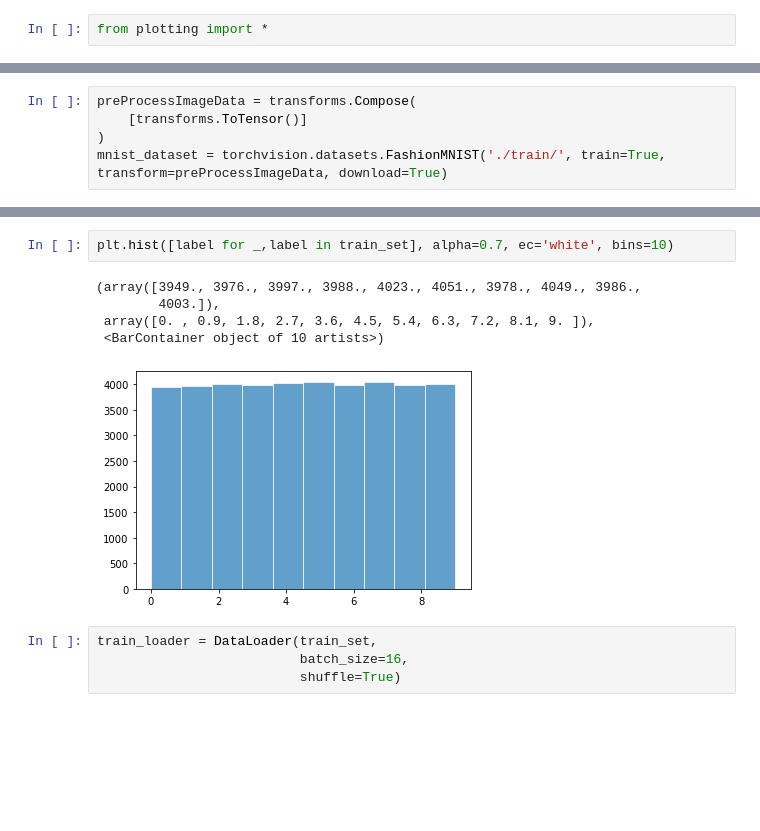
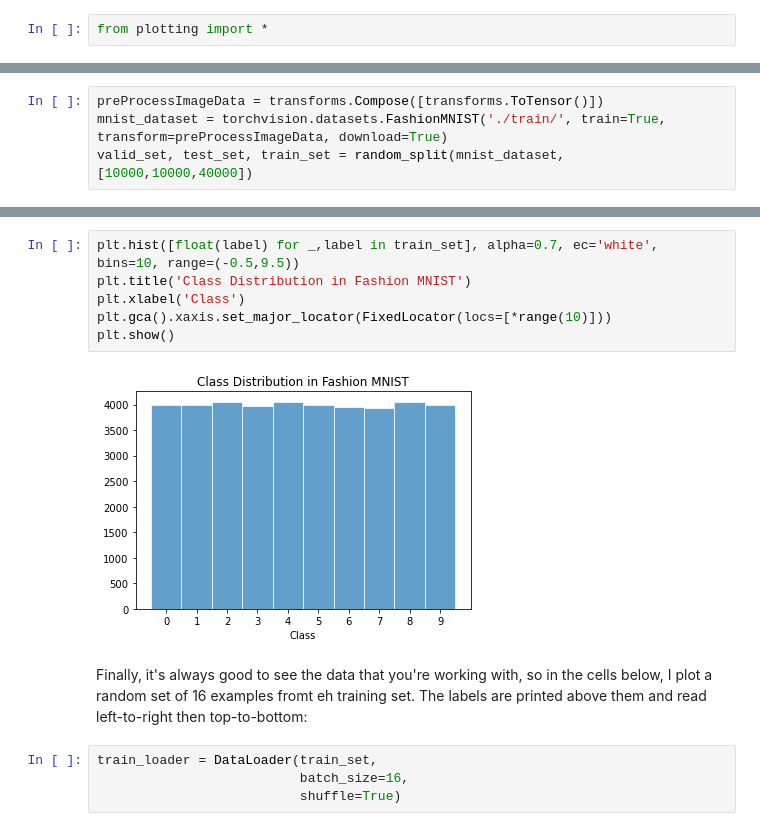
Before and after one commit to millerdw/millerdw.github.io, a Jupyter notebook: _notebooks/IllustratingThePoint_5/TrainingSet_Poisoning.ipynb, the cells around one changed output, grey strips where cells are left out. Saved outputs shown, nothing was run; the diff lists cells and outputs as text; blank space fills up the shorter version.

```diff
--- a/_notebooks/IllustratingThePoint_5/TrainingSet_Poisoning.ipynb
+++ b/_notebooks/IllustratingThePoint_5/TrainingSet_Poisoning.ipynb
@@ -19,6 +71,5 @@ from plotting import *
 # %%
-preProcessImageData = transforms.Compose(
-    [transforms.ToTensor()]
-)
+preProcessImageData = transforms.Compose([transforms.ToTensor()])
 mnist_dataset = torchvision.datasets.FashionMNIST('./train/', train=True, transform=preProcessImageData, download=True)
+valid_set, test_set, train_set = random_split(mnist_dataset, [10000,10000,40000])
 # %%
@@ -27,11 +81,13 @@ assert(len(train_set)+len(valid_set)+len(test_set)==len(mnist_dataset))
 # %%
-plt.hist([label for _,label in train_set], alpha=0.7, ec='white', bins=10)
+plt.hist([float(label) for _,label in train_set], alpha=0.7, ec='white', bins=10, range=(-0.5,9.5))
+plt.title('Class Distribution in Fashion MNIST')
+plt.xlabel('Class')
+plt.gca().xaxis.set_major_locator(FixedLocator(locs=[*range(10)]))
+plt.show()
 # %% [output]
-(array([3949., 3976., 3997., 3988., 4023., 4051., 3978., 4049., 3986.,
-        4003.]),
- array([0. , 0.9, 1.8, 2.7, 3.6, 4.5, 5.4, 6.3, 7.2, 8.1, 9. ]),
- <BarContainer object of 10 artists>)
-[figure, old version]
+[figure, new version]
+# %% [markdown]
+Finally, it's always good to see the data that you're working with, so in the cells below, I plot a random set of 16 examples fromt eh training set. The labels are printed above them and read left-to-right then top-to-bottom:
 # %%
 train_loader = DataLoader(train_set,
                           batch_size=16,
```
Also changed, not shown: parts of 60 cells of this notebook.
